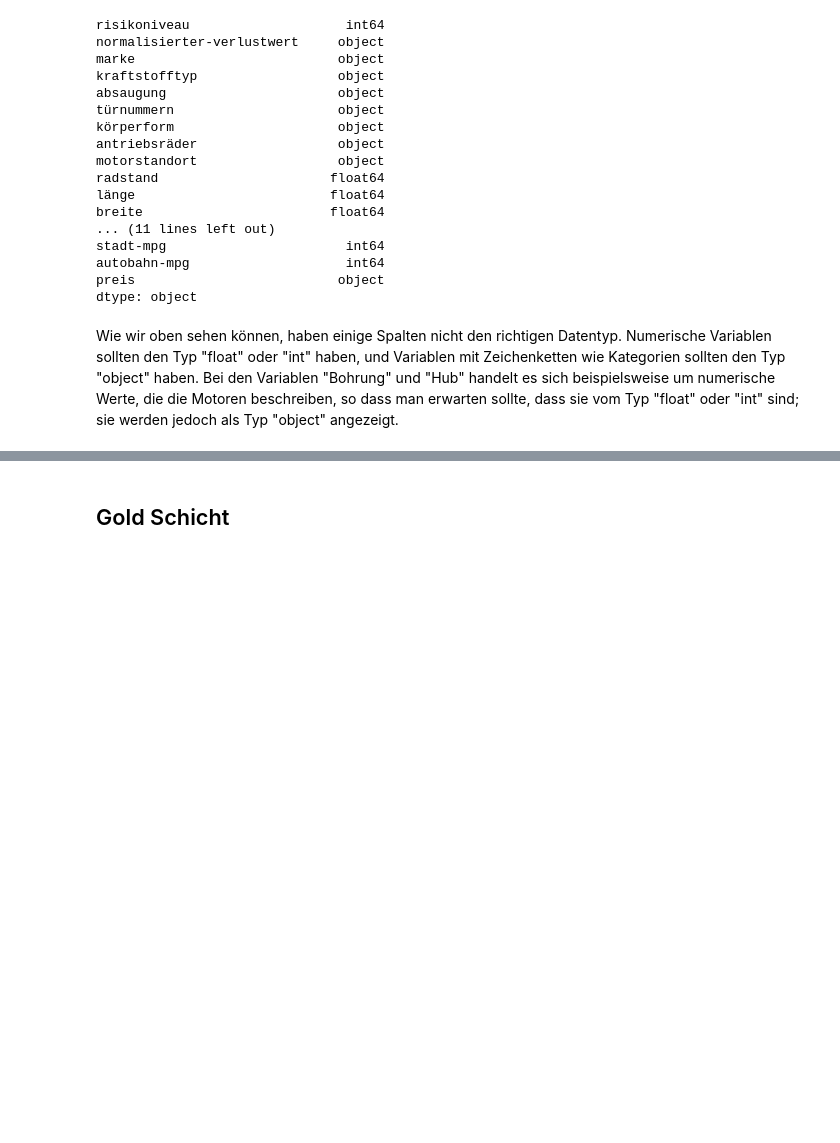
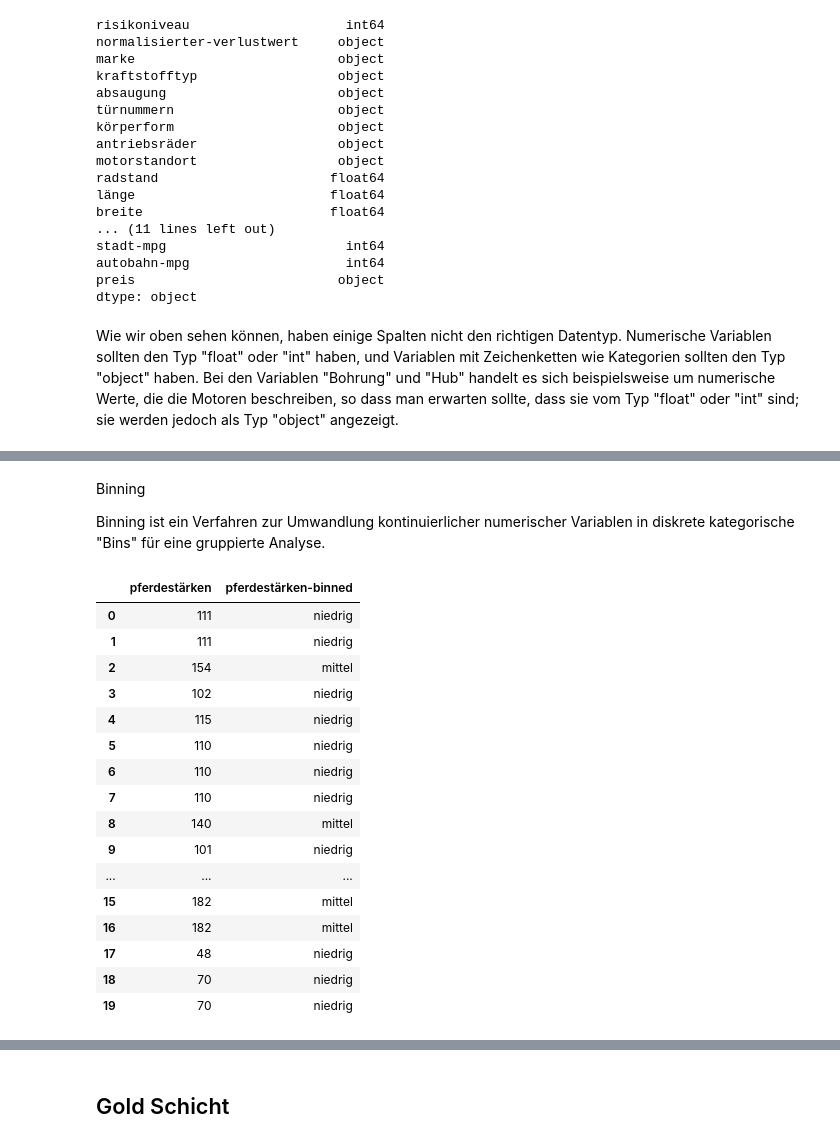
Before and after one commit to GermanCodeIsAwful/dataWareSeminararbeit, a Jupyter notebook: DeltaLake.ipynb, the cells around one changed output, grey strips where cells are left out. Cells and saved outputs as stored; diff of their text form; code cells hidden in the pictures; blank space fills up the shorter version.

```diff
--- a/DeltaLake.ipynb
+++ b/DeltaLake.ipynb
@@ -137,19 +137,19 @@ Grund: Der Preis ist das, was wir vorhersagen wollen. Jeder Dateneintrag ohne Pr
 # %%
 # Ersetzen durch Mittelwert
 avg_normalisierter_verlustwert = bronze_df['normalisierter-verlustwert'].astype("float").mean(axis=0)
-bronze_df['normalisierter-verlustwert'].replace(np.nan, avg_normalisierter_verlustwert, inplace=True)
+bronze_df.fillna({'normalisierter-verlustwert': avg_normalisierter_verlustwert}, inplace=True)
 
 avg_bohrung = bronze_df['bohrung'].astype('float').mean(axis=0)
-bronze_df['bohrung'].replace(np.nan, avg_bohrung, inplace=True)
+bronze_df.fillna({'bohrung': avg_bohrung}, inplace=True)
 
 avg_anschlag = bronze_df["anschlag"].astype("float").mean(axis = 0)
-bronze_df["anschlag"].replace(np.nan, avg_anschlag, inplace = True)
+bronze_df.fillna({'anschlag': avg_anschlag}, inplace=True)
 
 avg_pferdestaerken = bronze_df['pferdestärken'].astype('float').mean(axis=0)
-bronze_df['pferdestärken'].replace(np.nan, avg_pferdestaerken, inplace=True)
+bronze_df.fillna({'pferdestärken': avg_pferdestaerken}, inplace=True)
 
 avg_spitzendrehzahl = bronze_df['spitzendrehzahl'].astype('float').mean(axis=0)
-bronze_df['spitzendrehzahl'].replace(np.nan, avg_spitzendrehzahl, inplace=True)
+bronze_df.fillna({'spitzendrehzahl': avg_spitzendrehzahl}, inplace=True)
 # %%
 # Ersetzen durch Häufigkeit:
 
@@ -188,6 +188,7 @@ dtype: object
 Wie wir oben sehen können, haben einige Spalten nicht den richtigen Datentyp. Numerische Variablen sollten den Typ "float" oder "int" haben, und Variablen mit Zeichenketten wie Kategorien sollten den Typ "object" haben. Bei den Variablen "Bohrung" und "Hub" handelt es sich beispielsweise um numerische Werte, die die Motoren beschreiben, so dass man erwarten sollte, dass sie vom Typ "float" oder "int" sind; sie werden jedoch als Typ "object" angezeigt.
 # %%
 bronze_df[['bohrung', 'anschlag']] = bronze_df[['bohrung', 'anschlag']].astype("float")
-bronze_df[['normalisierter-verlustwert']] = bronze_df[['normalisierter-verlustwert']].astype("int64")
-bronze_df[['preis']] = bronze_df[['preis']].astype("float")
-bronze_df[['spitzendrehzahl']] = bronze_df[['spitzendrehzahl']].astype("float")
+bronze_df['normalisierter-verlustwert'] = bronze_df['normalisierter-verlustwert'].astype("int64")
+bronze_df['preis'] = bronze_df['preis'].astype("float")
+bronze_df['spitzendrehzahl'] = bronze_df['spitzendrehzahl'].astype("float")
+bronze_df['pferdestärken'] = bronze_df['pferdestärken'].astype("int64", copy=True)
@@ -214 +225,29 @@ dtype: object
+# %% [markdown]
+Binning
+
+Binning ist ein Verfahren zur Umwandlung kontinuierlicher numerischer Variablen in diskrete kategorische "Bins" für eine gruppierte Analyse.
+# %%
+bins = np.linspace(min(bronze_df['pferdestärken']), max(bronze_df['pferdestärken']), 4)
+gruppen_namen = ['niedrig', 'mittel', 'hoch']
+bronze_df['pferdestärken-binned'] = pd.cut(bronze_df['pferdestärken'], bins, labels=gruppen_namen, include_lowest=True )
+# bronze_df['pferdestärken-binned'] = pd.qcut(bronze_df['pferdestärken'], 3, labels=['niedrig', 'mittel', 'hoch'])
+display(bronze_df[['pferdestärken','pferdestärken-binned']].head(20))
+# %% [output]
+|  | pferdestärken | pferdestärken-binned |
+| 0 | 111 | niedrig |
+| 1 | 111 | niedrig |
+| 2 | 154 | mittel |
+| 3 | 102 | niedrig |
+| 4 | 115 | niedrig |
+| 5 | 110 | niedrig |
+| 6 | 110 | niedrig |
+| 7 | 110 | niedrig |
+| 8 | 140 | mittel |
+| 9 | 101 | niedrig |
+| ... | ... | ... |
+| 15 | 182 | mittel |
+| 16 | 182 | mittel |
+| 17 | 48 | niedrig |
+| 18 | 70 | niedrig |
+| 19 | 70 | niedrig |
 # %% [markdown]
```
Also changed, not shown: parts of 21 cells of this notebook, 11 other files.
